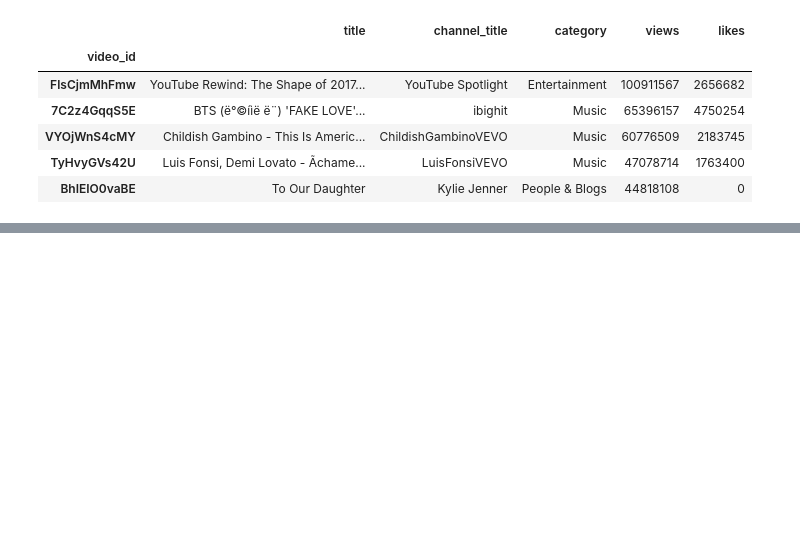
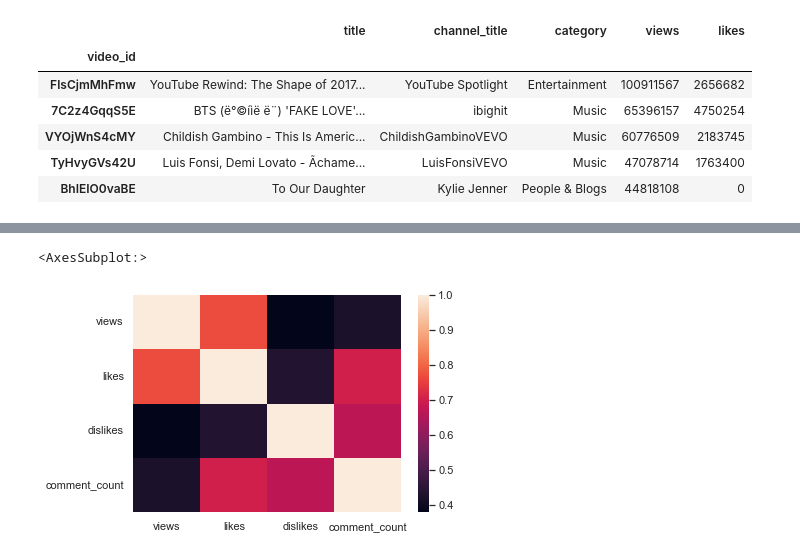
Before and after one commit to andrescab/Trending_Youtube_Videos, a Jupyter notebook: Data Cleaning.ipynb, the cells around one changed output, grey strips where cells are left out. Saved outputs shown, nothing was run; the diff lists cells and outputs as text; code cells hidden in the pictures; blank space fills up the shorter version.

```diff
--- a/Data Cleaning.ipynb
+++ b/Data Cleaning.ipynb
@@ -330,0 +436,4 @@ temporary[2][['title', 'channel_title', 'category', 'views', 'likes']]
+# %%
+col = ['views', 'likes', 'dislikes', 'comment_count']
+corr = combined_df[col].corr()
+corr
@@ -330,0 +446,5 @@ temporary[2][['title', 'channel_title', 'category', 'views', 'likes']]
+# %%
+sns.heatmap(corr)
+# %% [output]
+<AxesSubplot:>
+[figure, added]
```
Also changed, not shown: parts of 9 cells of this notebook.
